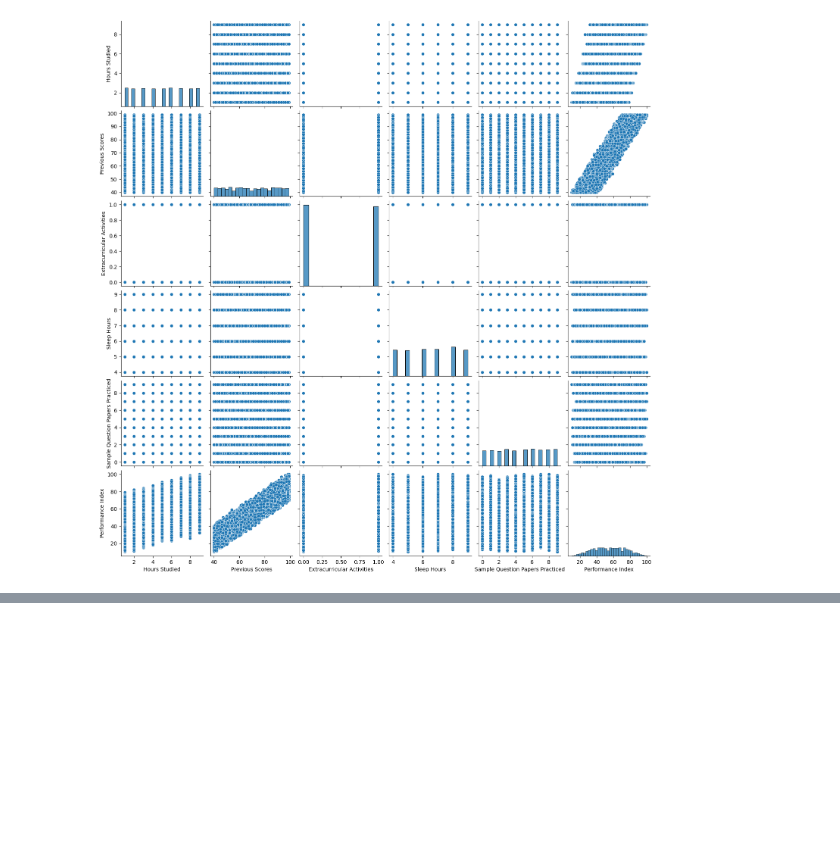
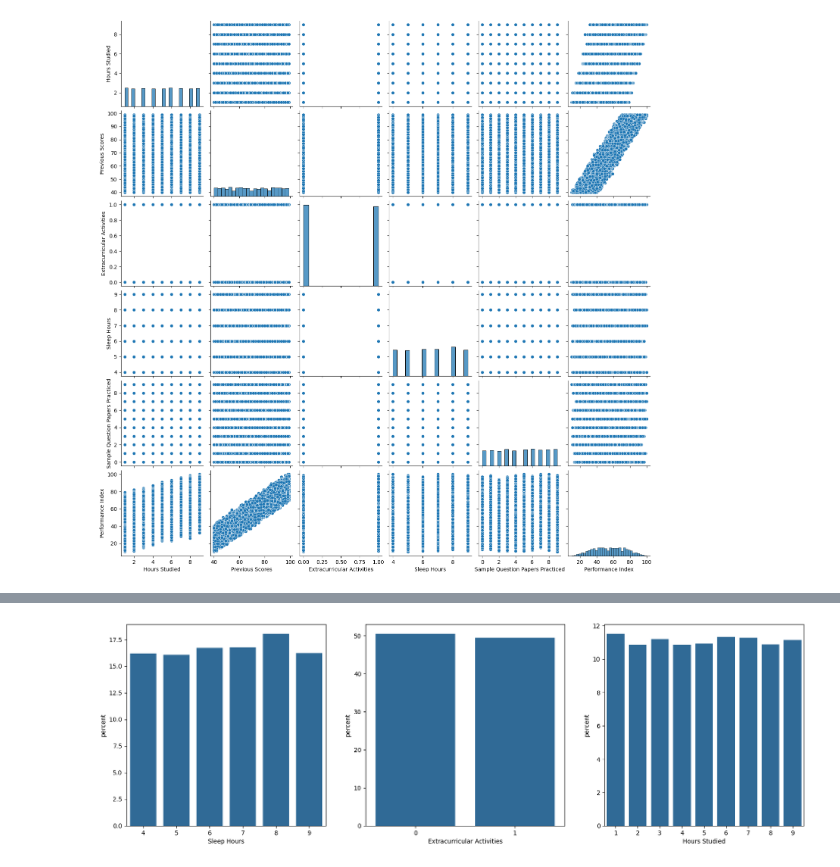
Before and after one commit to AyushDevadiga1/practice-programs, a Jupyter notebook: da_L2.ipynb, the cells around one changed output, grey strips where cells are left out. Drawn from its saved outputs; the diff is of its cells as text; code cells hidden in the pictures; blank space fills up the shorter version.

```diff
--- a/da_L2.ipynb
+++ b/da_L2.ipynb
@@ -58,0 +73,11 @@ plt.show()
+# %%
+plt.figure(figsize=(20,6))
+plt.subplot(131)
+sns.countplot(data=df,x='Sleep Hours',stat='percent',color="#1F6CA7")
+plt.subplot(132)
+sns.countplot(data=df,x='Extracurricular Activities',stat='percent',color="#1F6CA7")
+plt.subplot(133)
+sns.countplot(data=df,x='Hours Studied',stat='percent',color="#1F6CA7")
+plt.show()
+# %% [output]
+[figure, added]
```
Also changed, not shown: parts of 5 cells of this notebook.
